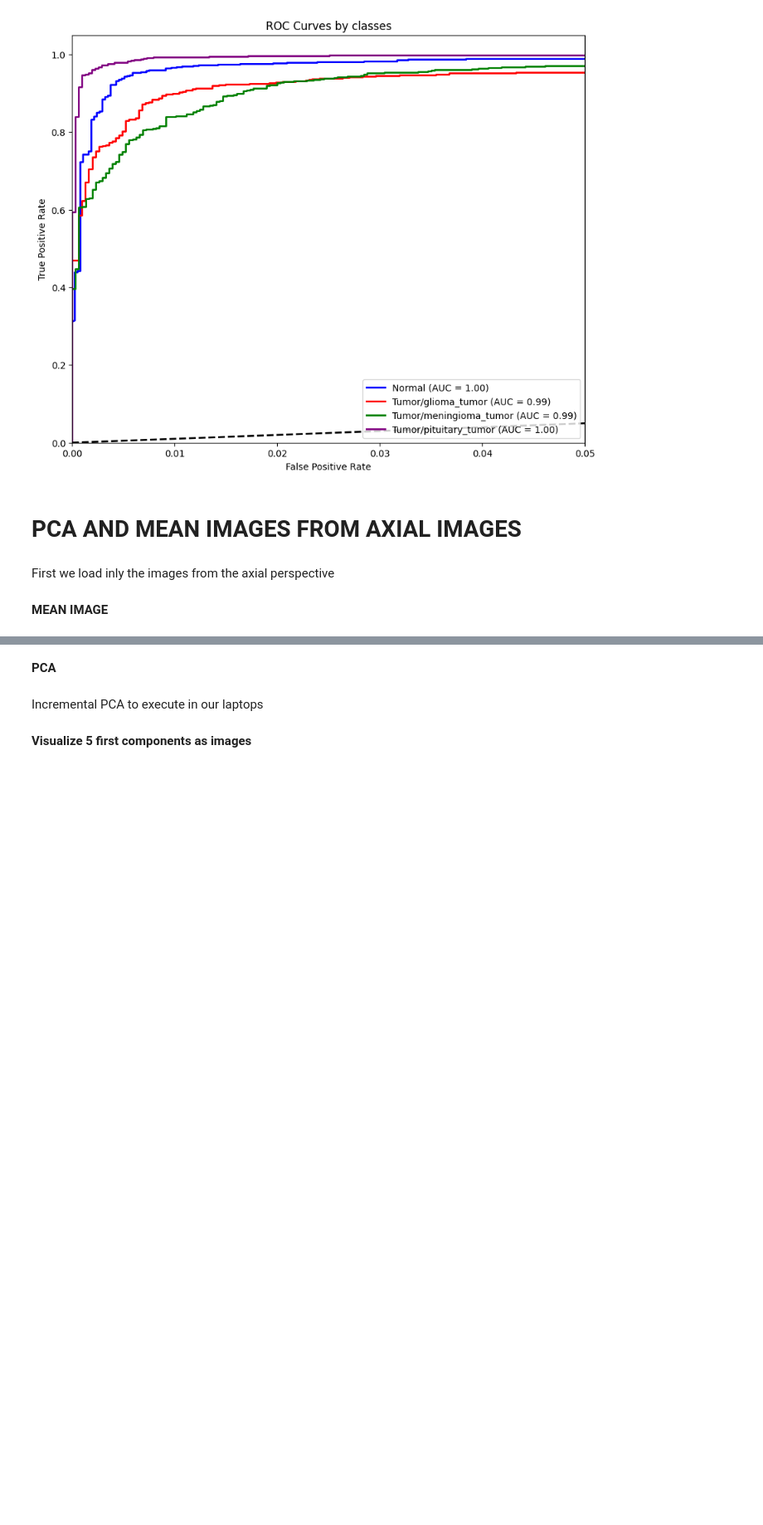
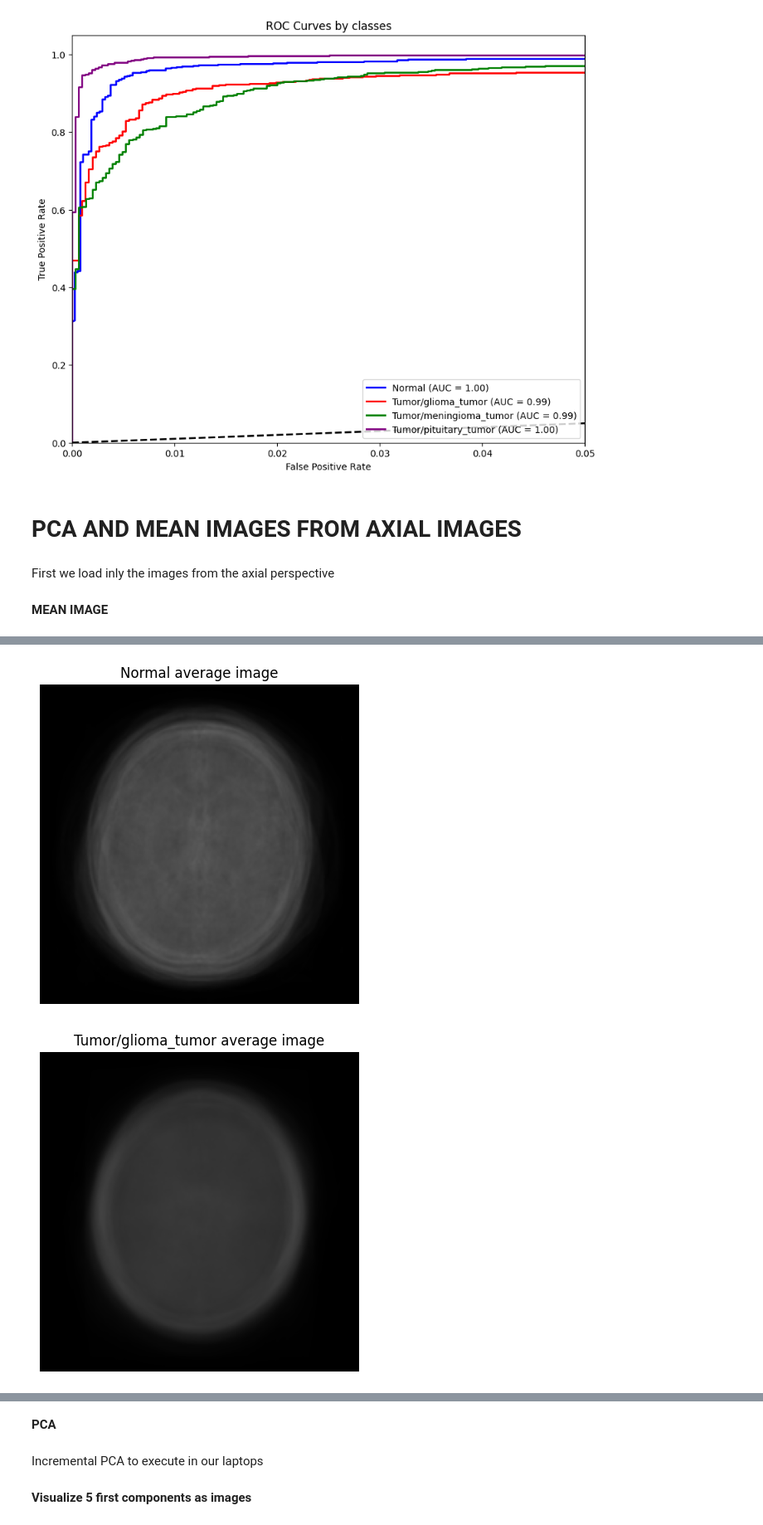
Before and after one commit to mikelpri3/BigData, a Jupyter notebook: notebook.ipynb, the cells around one changed output, grey strips where cells are left out. Shown at 83% size. Cells and saved outputs as stored; diff of their text form; code cells hidden in the pictures; blank space fills up the shorter version.

Commit message:
mean images by classes

```diff
--- a/notebook.ipynb
+++ b/notebook.ipynb
@@ -484,0 +433,32 @@ for label in brain_dataset.classes:
+# %%
+images = []
+labels = []
+
+for img, label in brain_dataset:
+    images.append(img.numpy())  # img: (C, H, W)
+    labels.append(label)
+
+# To arrays
+images = np.array(images, dtype=np.float32)  # (N, C, H, W)
+labels = np.array(labels)
+
+# Mean image by class
+mean_images_by_class = {}
+class_names = brain_dataset.classes
+
+for class_index, class_name in enumerate(class_names):
+    class_images = images[labels == class_index]  # (Nc, C, H, W)
+    class_mean = np.mean(class_images, axis=0)  # (C, H, W)
+    class_mean_np = np.transpose(class_mean, (1, 2, 0)).astype(np.float32)  # (H, W, C)
+    resized_mean = cv2.resize(class_mean_np, IMG_SIZE)
+
+    mean_images_by_class[class_name] = resized_mean
+
+    plt.figure(figsize=(5, 5))
+    plt.imshow(resized_mean)
+    plt.title(f"{class_name} average image")
+    plt.axis("off")
+    plt.show()
+# %% [output]
+[figure, added]
+[figure, added]
```
Also changed, not shown: parts of 2 cells of this notebook.
